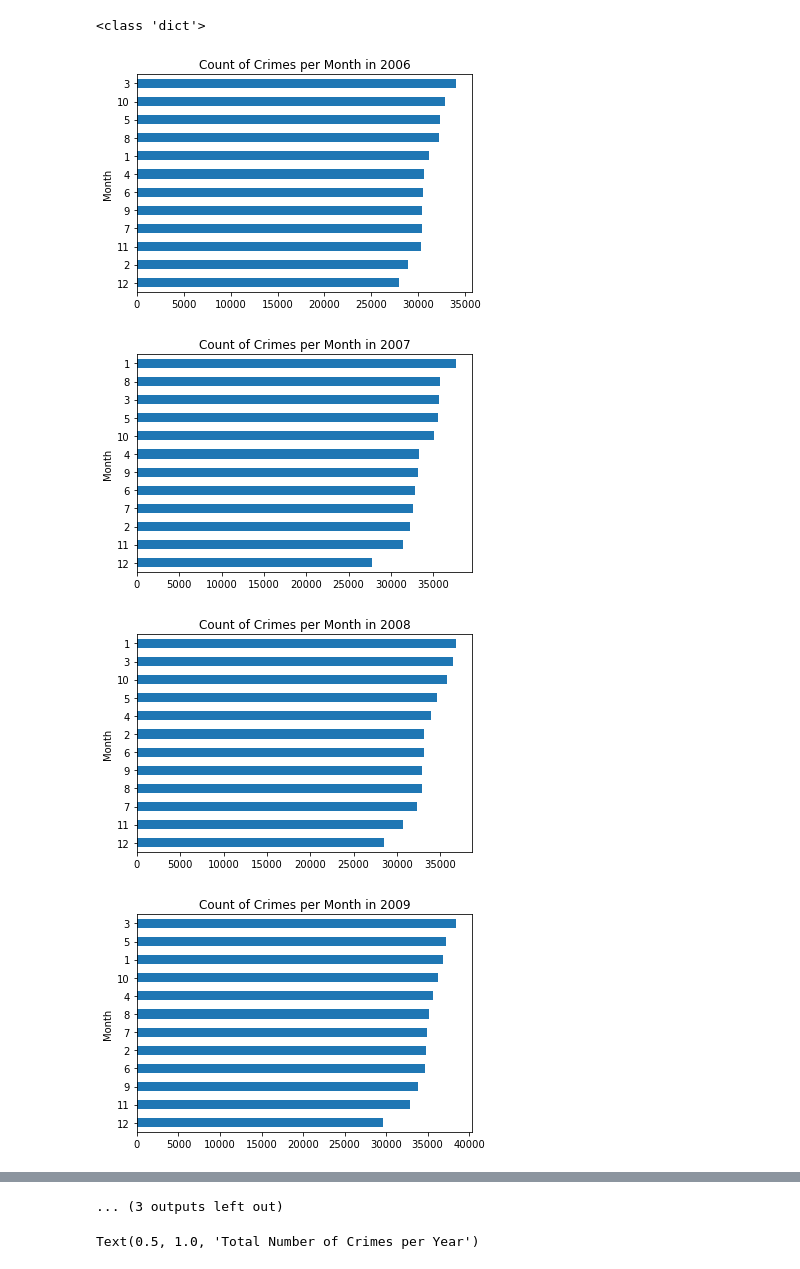
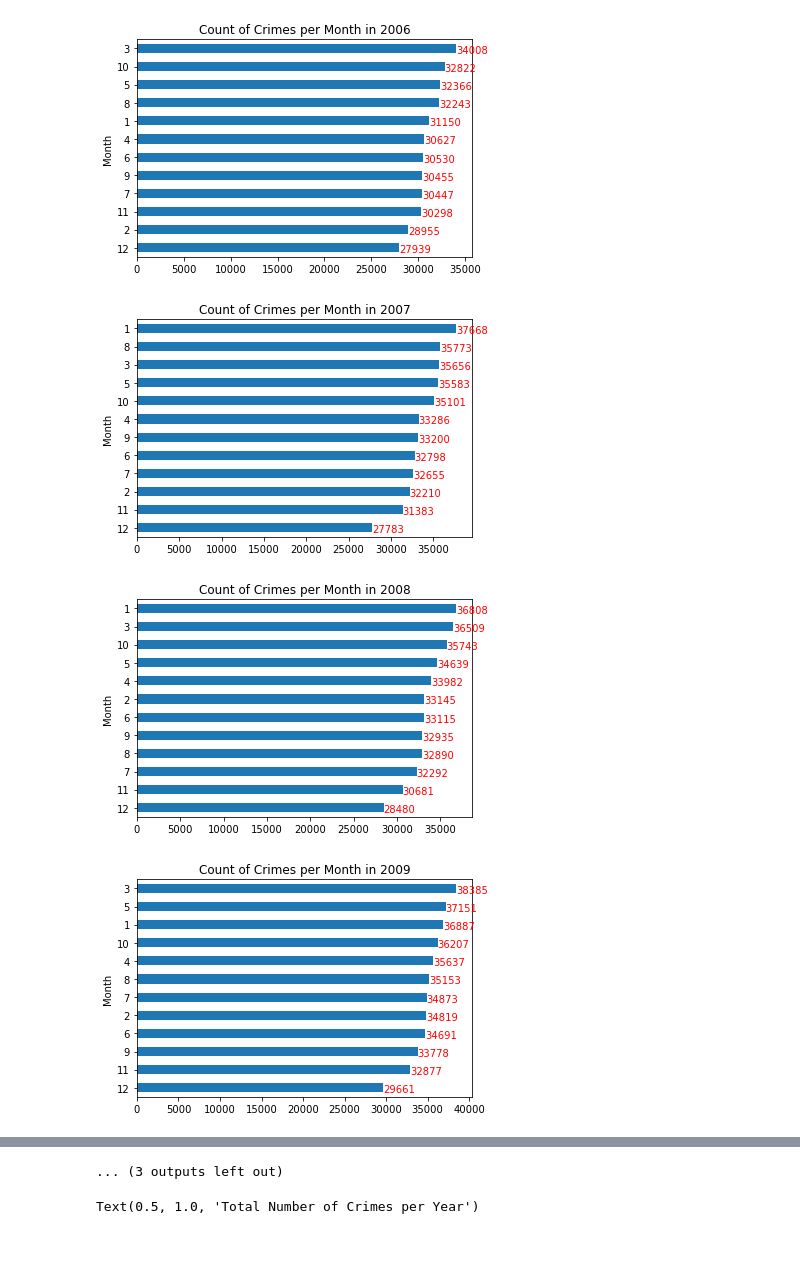
Before and after one commit to KevinSong0428/NewYorkCrimeClassification, a Jupyter notebook: Data.ipynb, the cells around one changed output, grey strips where cells are left out. Cells and saved outputs as stored; diff of their text form; code cells hidden in the pictures.

Commit message:
crimes per month, crimes over time, category per year

```diff
--- a/Data.ipynb
+++ b/Data.ipynb
@@ -45,10 +24,7 @@ print("Completed ")
 # %%
 df_2007 = df_years[2007]
-print(type(df_years))
 #for year in df_years:
     #print(df_years[year].head())
 unique_ofns = df_2007['OFNS_DESC'].unique()
-# %% [output]
-<class 'dict'>
 # %%
 #visualize where the concentration of certain crimes are in NYC
@@ -75,14 +44,16 @@ for ofns in unique_ofns:
 # %%
 daily_crime = df.groupby('ARREST_DATE')["ARREST_DATE"].count()
 #print(daily_crime)
 crimes_per_year = df.groupby([df["ARREST_DATE"].dt.year])["ARREST_DATE"].count()
 #print(crimes_per_year)
 crimes_per_month = df.groupby([df["ARREST_DATE"].dt.year.rename("YEAR"), df["ARREST_DATE"].dt.month.rename("Month")])["ARREST_DATE"].count().sort_values()
 for year in range(2006, 2021):
     model = crimes_per_month[year].plot(kind = "barh", title = f"Count of Crimes per Month in {str(year)}")
+    for i, v in enumerate(crimes_per_month[year]):
+        model.text(v, i - 0.25, str(v), color = "red")
     plt.show()
 # %% [output]
-[figure, old version]
+[figure, new version]
-[figure, old version]
+[figure, new version]
-[figure, old version]
+[figure, new version]
-[figure, old version]
+[figure, new version]
```
Also changed, not shown: parts of 12 cells of this notebook.
